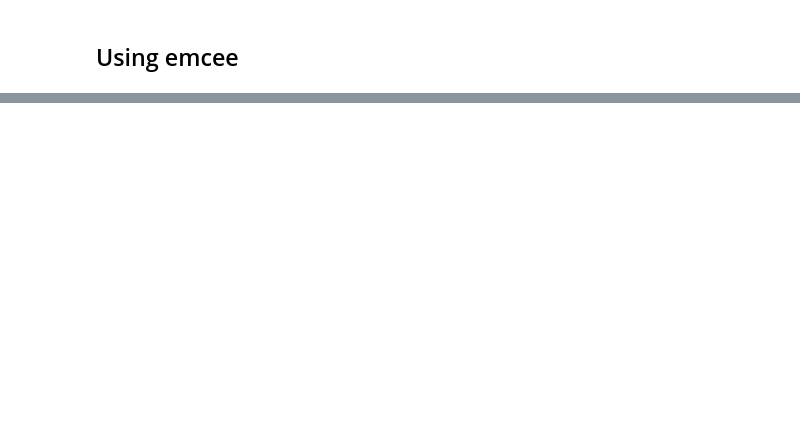
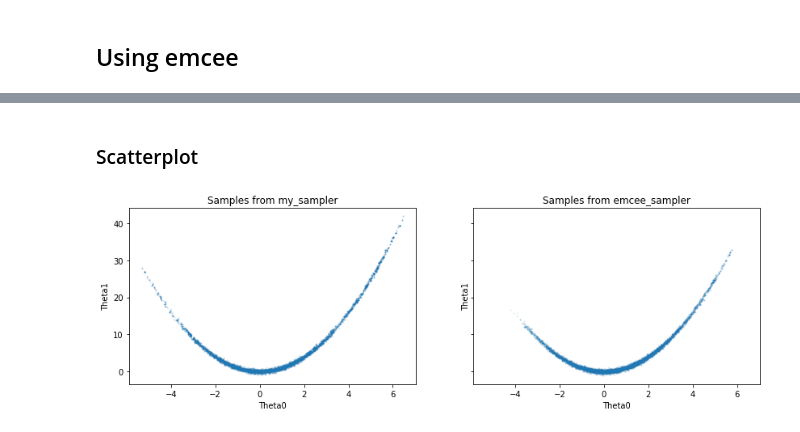
Before and after one commit to nyjgary/probabilistic-graphical-models, a Jupyter notebook: hwk4-mcmc/hwk4-mcmc-rosenbrock.ipynb, the cells around one changed output, grey strips where cells are left out. Cells and saved outputs as stored; diff of their text form; code cells hidden in the pictures; blank space fills up the shorter version.

```diff
--- a/hwk4-mcmc/hwk4-mcmc-rosenbrock.ipynb
+++ b/hwk4-mcmc/hwk4-mcmc-rosenbrock.ipynb
@@ -39,2 +92,20 @@ ax.set_title('Wireframe plot of Rosenbrock Density');
+# %%
+def plot_2d_scatterplot(samples_dict, samples_to_plot=10000):
+    """ Compares scatter plots of (theta1, theta2) samples between two samplers """
+
+    fig, axes = plt.subplots(1, 2, figsize=(14, 4), sharex=True, sharey=True)
+
+    for i, (ax, sampler) in enumerate(zip(axes, samples_dict.keys())):
+
+        # thin chain to prevent scatterplot from being a giant blob
+        samples = samples_dict[sampler]
+        idx = np.random.randint(len(samples), size=samples_to_plot)
+        thinned = samples[idx, :]
+
+        # create scatterplot
+        ax.scatter(thinned[:,0], thinned[:,1], alpha=0.1, s=1)
+        ax.set_xlabel('Theta0')
+        ax.set_ylabel('Theta1')
+        ax.set_title('Samples from {}'.format(sampler))
 # %% [markdown]
 ## My Sampler
@@ -119,0 +211,6 @@ Mean acceptance fraction: 0.268
+# %% [markdown]
+### Scatterplot
+# %%
+plot_2d_scatterplot(samples)
+# %% [output]
+[figure, added]
```
Also changed, not shown: parts of 27 cells of this notebook.
